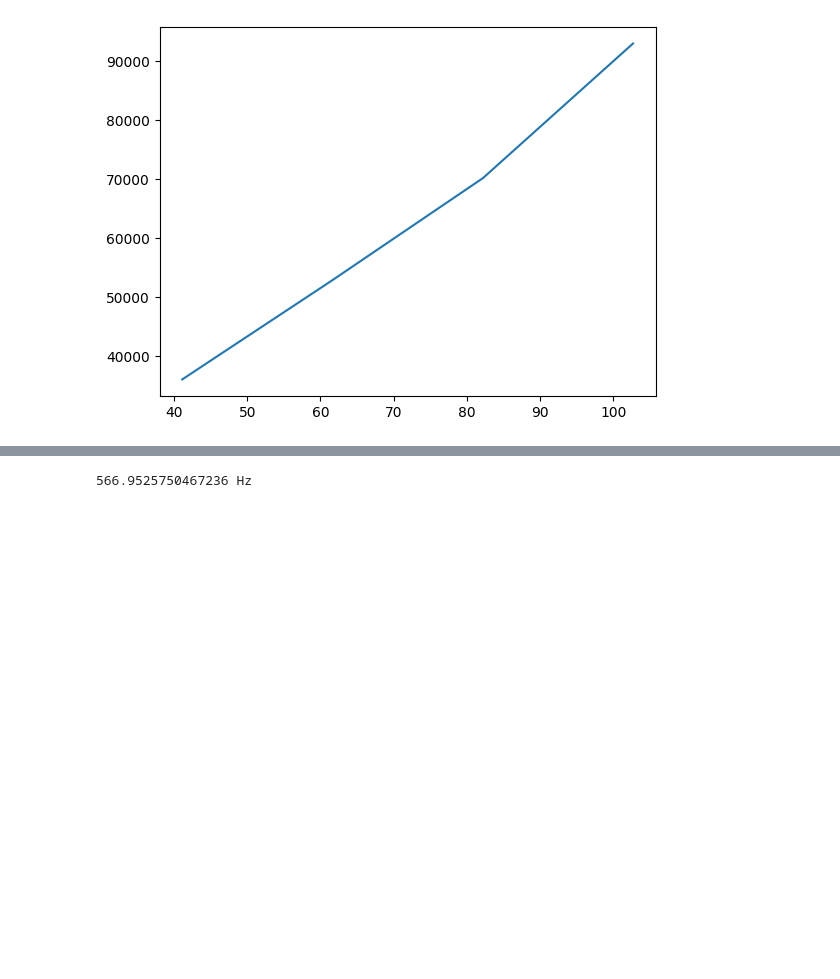
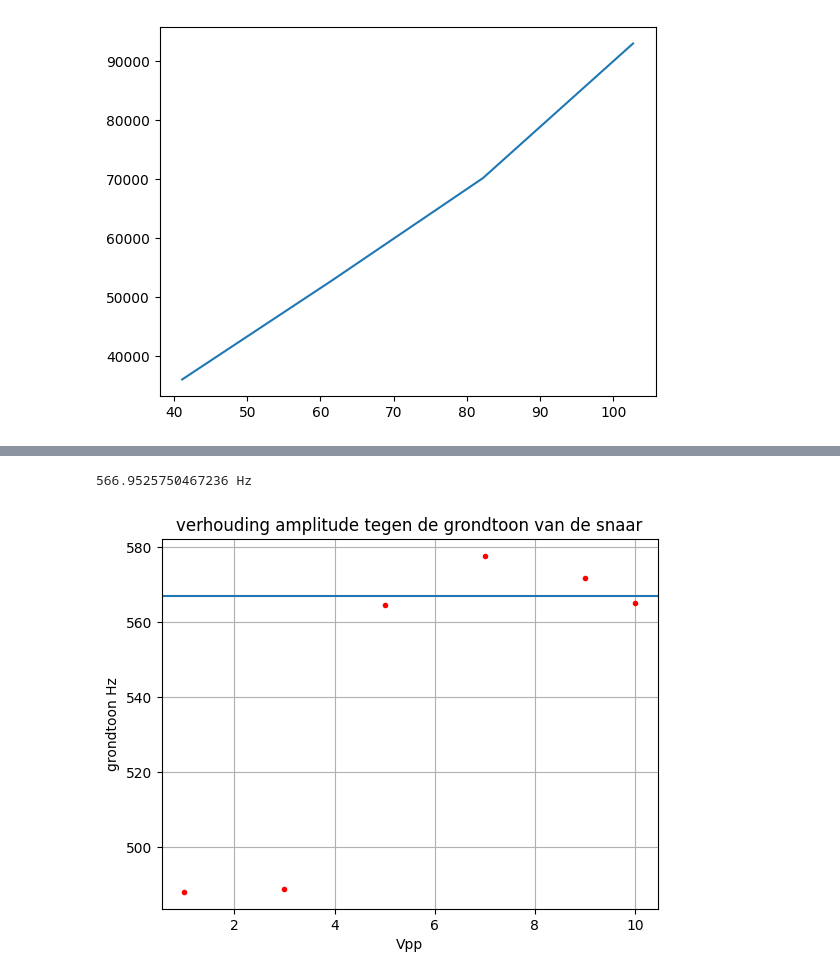
Before and after one commit to jasperbom747-creator/Vibrating-string-experiment, a Jupyter notebook: analyse.ipynb, the cells around one changed output, grey strips where cells are left out. Cells and saved outputs as stored; diff of their text form; code cells hidden in the pictures; blank space fills up the shorter version.

```diff
--- a/analyse.ipynb
+++ b/analyse.ipynb
@@ -86,13 +88,31 @@ R² = 0.9639
 # %%
 #metingen amplitude wisseling
 
 #theorie
 T_a = 102.7 #N
 f_g1=1/(L)*np.sqrt((T_a/mu))
 print(f_g1, 'Hz')
 
 #metingen
-Vpp=np.array([])
-fres=np.array([])
+fres_1=([488,488,488])
+fres_3=([488,488,490])
+fres_5=([585,585,524])
+fres_7=([573,579,581])
+fres_9=([581,561,573])
+fres_10=([573,561,561])
+
+Vpp=np.array([1,3,5,7,9,10])
+fres=np.array([np.mean(fres_1),np.mean(fres_3),np.mean(fres_5),np.mean(fres_7),np.mean(fres_9),np.mean(fres_10)])
+
+plt.figure()
+plt.plot(Vpp,fres,"r.",label='metingen')
+plt.axhline(y=f_g1, label="theorie")
+plt.xlabel('Vpp')
+plt.ylabel('grondtoon Hz')
+plt.title('verhouding amplitude tegen de grondtoon van de snaar')
+plt.legend()
+plt.grid()
+plt.show()
 # %% [output]
 566.9525750467236 Hz
+[figure, added]
```
Also changed, not shown: parts of 1 cell of this notebook.
